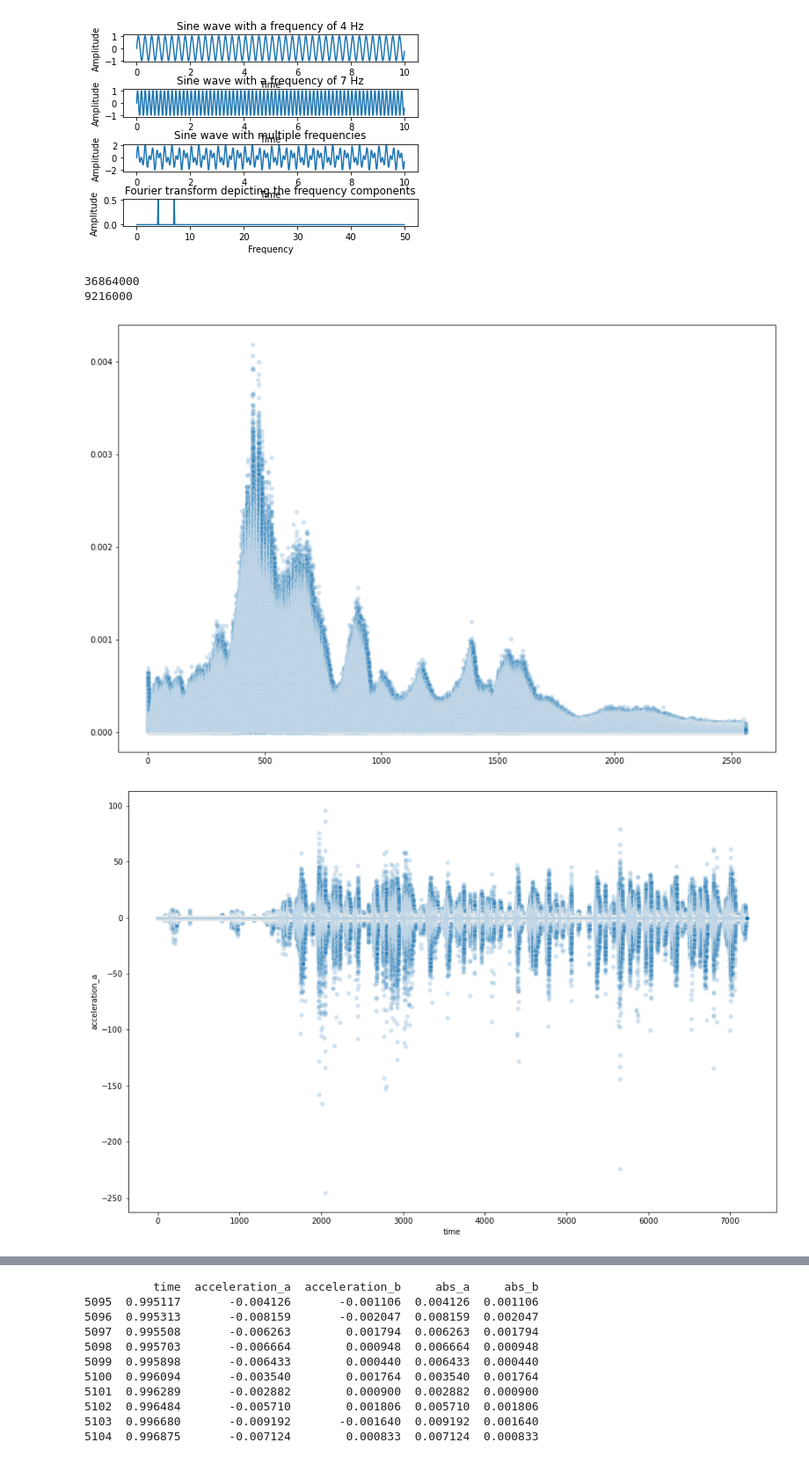
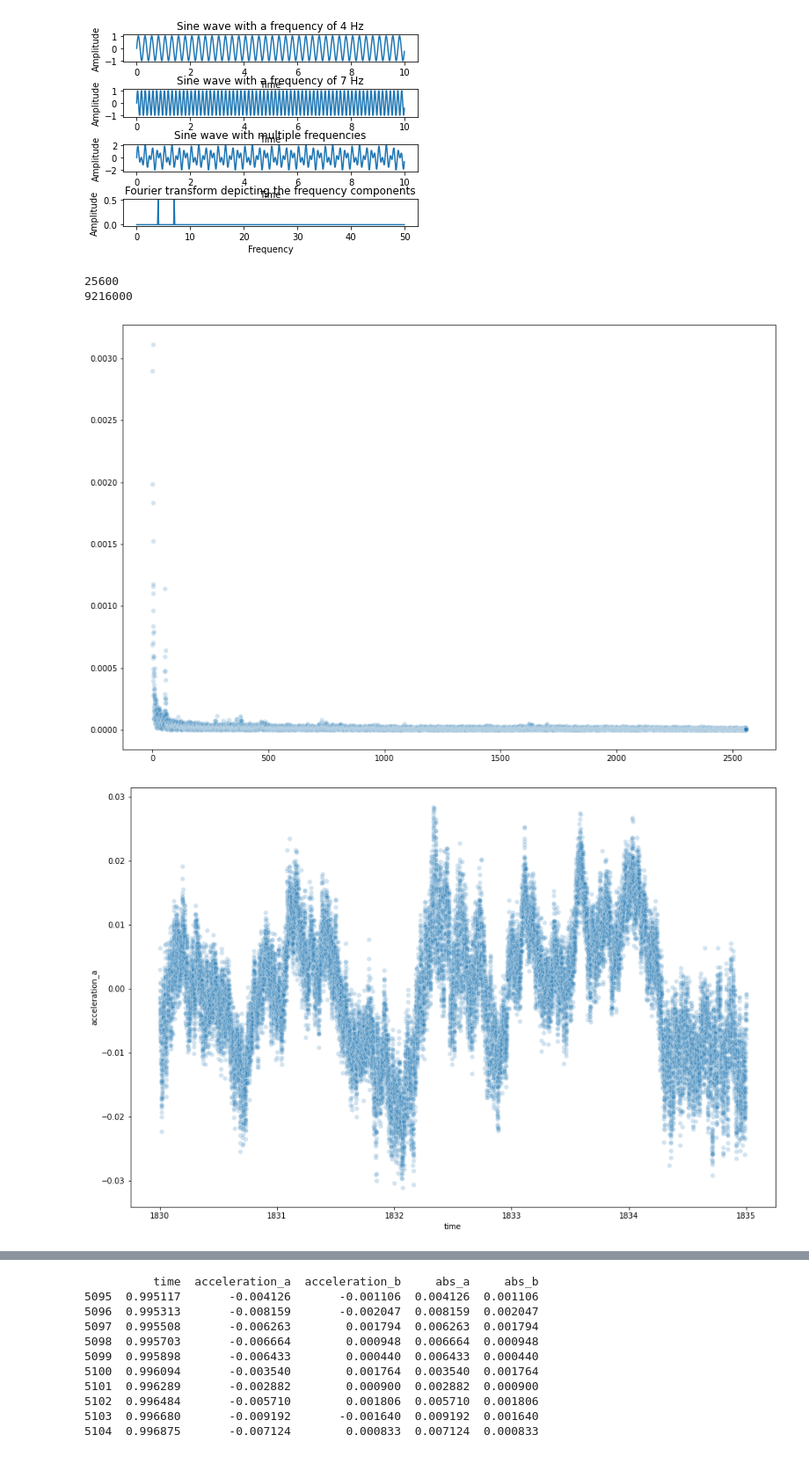
Before and after one commit to tnankie/project-sturm_drang, a Jupyter notebook: EDA.ipynb, the cells around one changed output, grey strips where cells are left out. Shown at 88% size. Cells and saved outputs as stored; diff of their text form; code cells hidden in the pictures.

```diff
--- a/EDA.ipynb
+++ b/EDA.ipynb
@@ -370,13 +370,13 @@ samplingInterval       = 1 / samplingFrequency;
 
 # Begin time period of the signals
 
-beginTime           = 0;
+beginTime           = 1830;
 
 
 
 # End time period of the signals
 
-endTime             = 7200;
+endTime             = 1835;
 
 
 
@@ -430,33 +430,33 @@ amplitude = chunk.loc[(chunk.time<endTime)&(chunk.time>beginTime),"acceleration_
 fourierTransform = np.fft.fft(amplitude)/len(amplitude)           # Normalize amplitude
 
 fourierTransform = fourierTransform[range(int(len(amplitude)/2))] # Exclude sampling frequency
 
 
 
 tpCount     = len(amplitude)
 
 values      = np.arange(int(tpCount/2))
 
 timePeriod  = tpCount/samplingFrequency
 
 frequencies = values/timePeriod
 
 
 
 # Frequency domain representation
 
 
 plt.figure(figsize=(15,10))
 sb.scatterplot(frequencies, abs(fourierTransform), alpha =0.2)
 
 plt.show()
 plt.figure(figsize=(15,10))
 sb.scatterplot(x="time", y="acceleration_a", data=chunk.loc[(chunk.time<endTime)&(chunk.time>beginTime),:], alpha = 0.2)
 plt.show()
 
 feq = pd.DataFrame(data = {"freq":frequencies})
 # %% [output]
-36864000
+25600
 9216000
-[figure, old version]
+[figure, new version]
-[figure, old version]
+[figure, new version]
```
Also changed, not shown: parts of 24 cells of this notebook.
